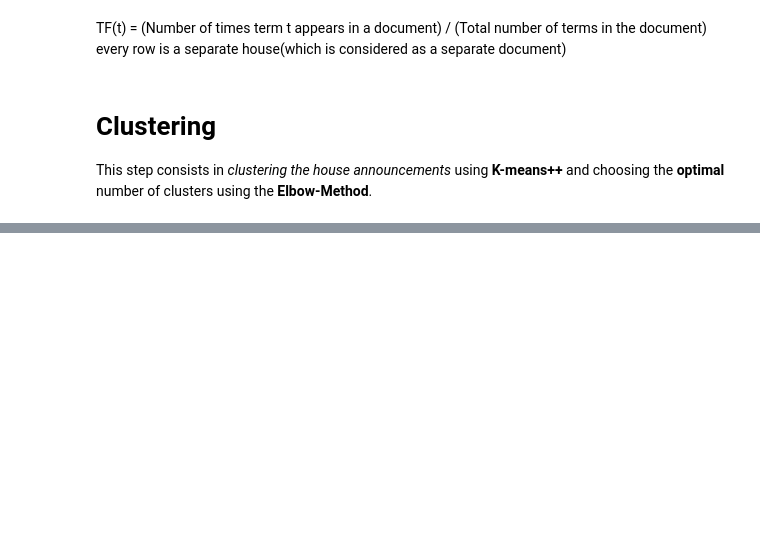
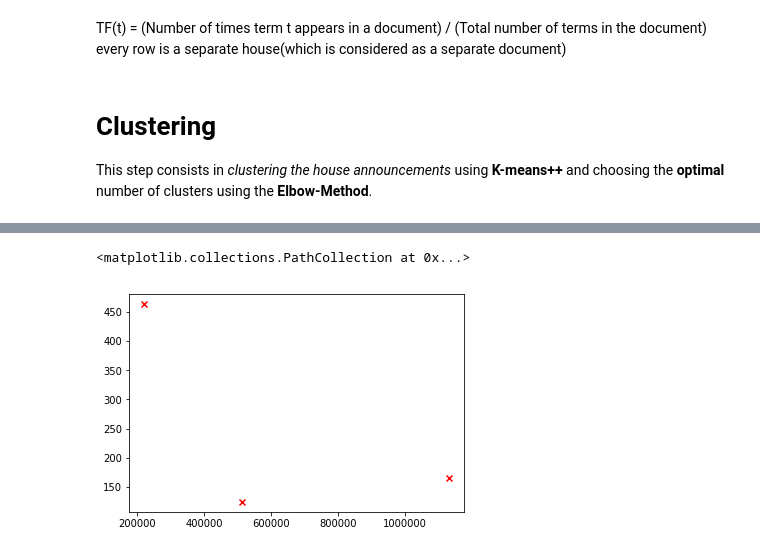
Before and after one commit to dusicastepic/ADMFourthHomework, a Jupyter notebook: Clustering part.ipynb, the cells around one changed output, grey strips where cells are left out. Drawn from its saved outputs; the diff is of its cells as text; code cells hidden in the pictures; blank space fills up the shorter version.

```diff
--- a/Clustering part.ipynb
+++ b/Clustering part.ipynb
@@ -307,0 +357,13 @@ from wordcloud import WordCloud
+# %%
+number_of_clusters=kmeans.cluster_centers_.shape[0]
+
+#centroidi klastera
+
+
+#Centroid's visualization
+#for price and superficie
+centers = np.array(kmeans.cluster_centers_)
+plt.scatter(centers[:,0], centers[:,2], marker="x", color='r')
+# %% [output]
+<matplotlib.collections.PathCollection at 0x...>
+[figure, added]
```
Also changed, not shown: parts of 56 cells of this notebook.
